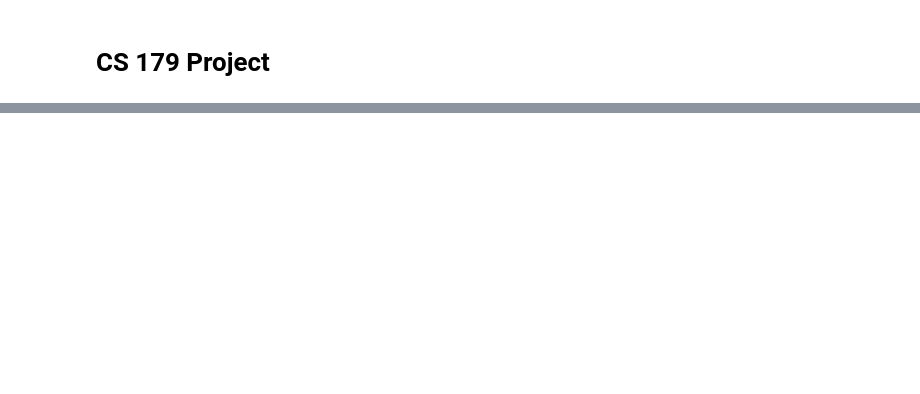
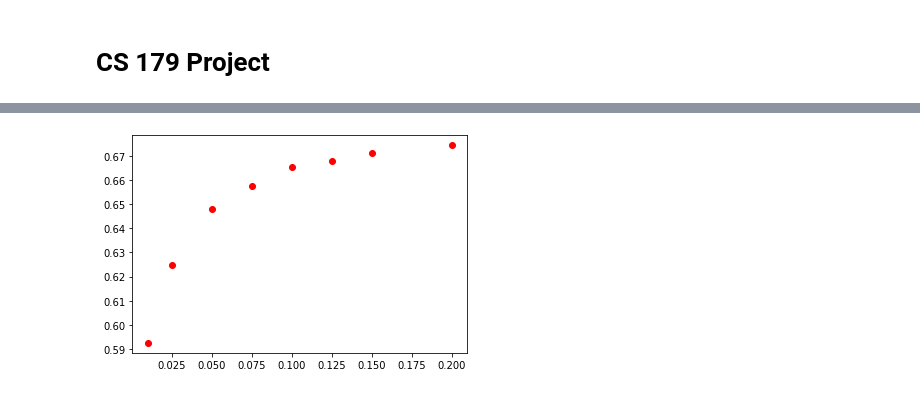
Before and after one commit to arik97/CS179-Project, a Jupyter notebook: CS 179 Project.ipynb, the cells around one changed output, grey strips where cells are left out. Drawn from its saved outputs; the diff is of its cells as text; code cells hidden in the pictures; blank space fills up the shorter version.

```diff
--- a/CS 179 Project.ipynb
+++ b/CS 179 Project.ipynb
@@ -106,0 +108,9 @@ print(correctlyPredictedGames / totalGames)
+# %%
+levels = []
+for i in range(nplayers):
+    #levels.append(bel[i].table.dot(np.arange(nlevels)))
+    print(bel[i].table.dot(np.arange(nlevels)))
+
+levels.sort(reverse=True)
+print(levels)
+#print([ bel[i].table.dot(np.arange(nlevels)) for i in range(nplayers)] )
@@ -106,0 +226,14 @@ print(correctlyPredictedGames / totalGames)
+# %%
+with open('data.pickle', 'rb') as handle:
+    dataList = pickle.load(handle)
+
+pKeep = []
+pPredicted = []
+for i in range(len(dataList)):
+    pKeep.append(dataList[i]['pKeep'])
+    pPredicted.append(dataList[i]['pPredicted'])
+
+plt.plot(pKeep, pPredicted, 'ro')
+plt.show()
+# %% [output]
+[figure, added]
```
Also changed, not shown: parts of 5 cells of this notebook, 3 other files.
